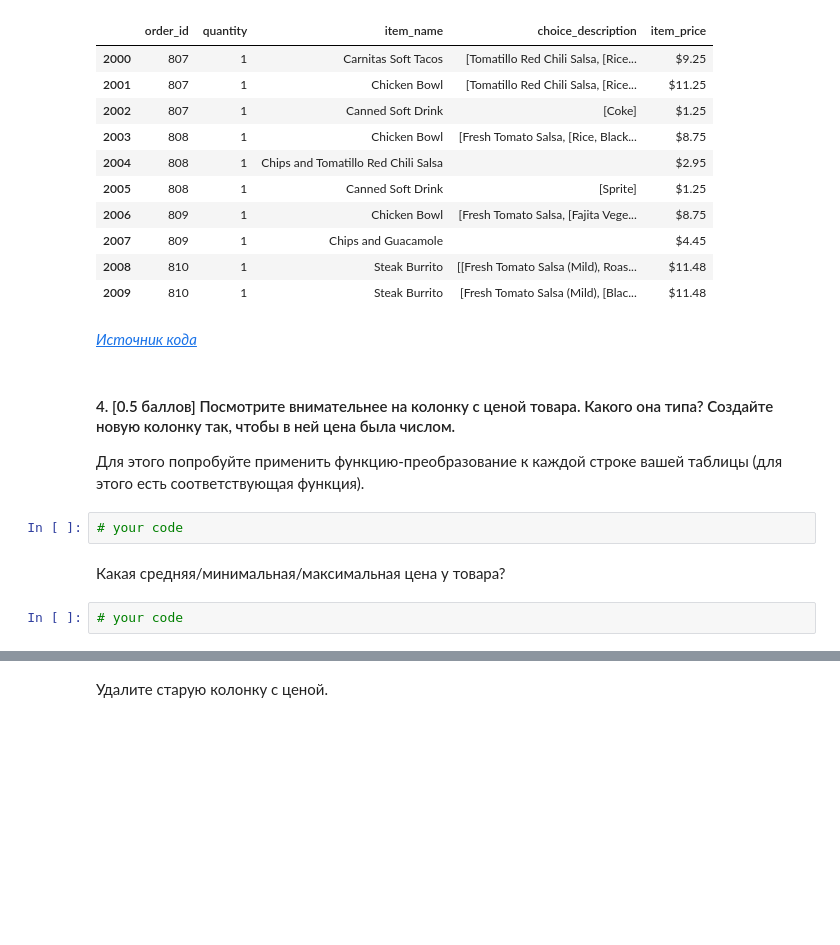
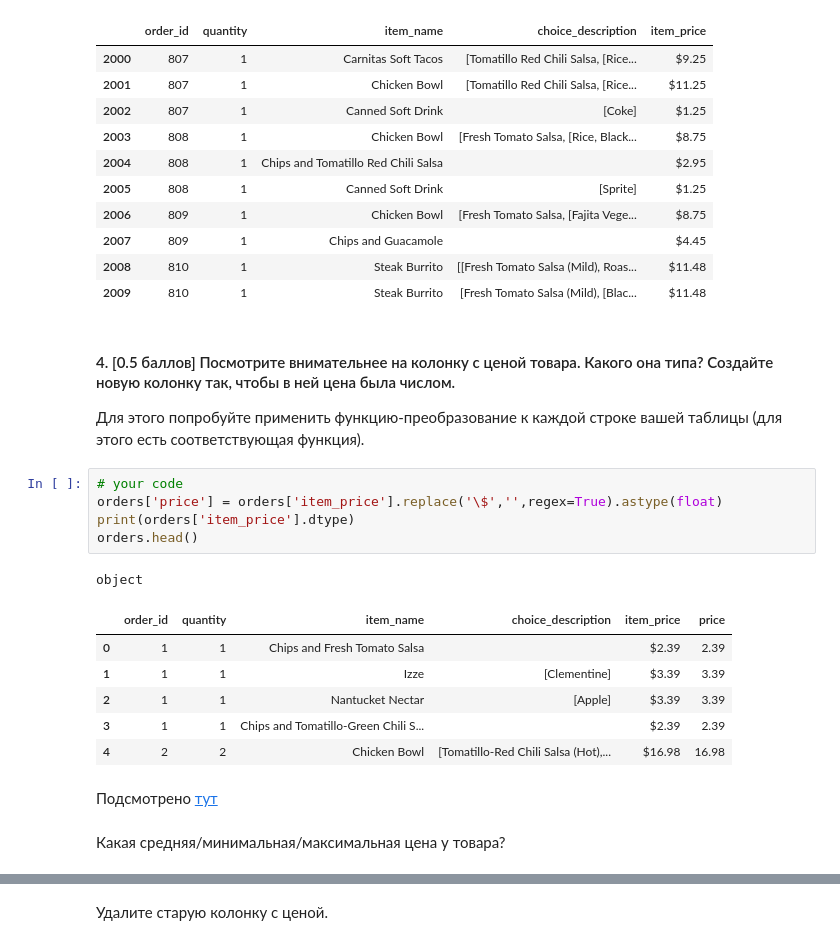
Before and after one commit to hse-mlearn/ha-01-KostyaEsyutin, a Jupyter notebook: hw1.ipynb, the cells around one changed output, grey strips where cells are left out. Drawn from its saved outputs; the diff is of its cells as text; blank space fills up the shorter version.

```diff
--- a/hw1.ipynb
+++ b/hw1.ipynb
@@ -181,15 +181,24 @@ orders[2000:2010]
 | 2007 | 809 | 1 | Chips and Guacamole |  | $4.45 |
 | 2008 | 810 | 1 | Steak Burrito | [[Fresh Tomato Salsa (Mild), Roas... | $11.48 |
 | 2009 | 810 | 1 | Steak Burrito | [Fresh Tomato Salsa (Mild), [Blac... | $11.48 |
-# %% [markdown]
-[*Источник кода*](https://devpractice.ru/pandas-work-with-nan-part4/)
 # %% [markdown]
 #### 4. [0.5 баллов] Посмотрите внимательнее на колонку с ценой товара. Какого она типа? Создайте новую колонку так, чтобы в ней цена была числом.
 
 Для этого попробуйте применить функцию-преобразование к каждой строке вашей таблицы (для этого есть соответствующая функция).
-# %%
-# your code
+# %%
+# your code
+orders['price'] = orders['item_price'].replace('\$','',regex=True).astype(float)
+print(orders['item_price'].dtype)
+orders.head()
+# %% [output]
+object
+|  | order_id | quantity | item_name | choice_description | item_price | price |
+| 0 | 1 | 1 | Chips and Fresh Tomato Salsa |  | $2.39 | 2.39 |
+| 1 | 1 | 1 | Izze | [Clementine] | $3.39 | 3.39 |
+| 2 | 1 | 1 | Nantucket Nectar | [Apple] | $3.39 | 3.39 |
+| 3 | 1 | 1 | Chips and Tomatillo-Green Chili S... |  | $2.39 | 2.39 |
+| 4 | 2 | 2 | Chicken Bowl | [Tomatillo-Red Chili Salsa (Hot),... | $16.98 | 16.98 |
+# %% [markdown]
+Подсмотрено [тут](http://qaru.site/questions/1252657/remove-special-characters-in-pandas-dataframe)
 # %% [markdown]
 Какая средняя/минимальная/максимальная цена у товара?
-# %%
-# your code
```
Also changed, not shown: parts of 4 cells of this notebook.
